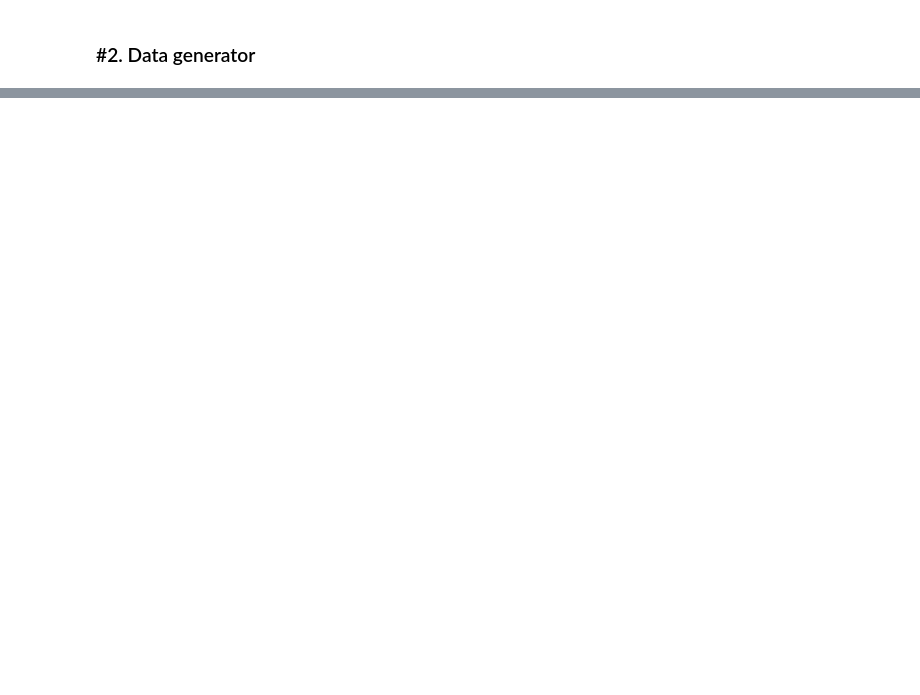
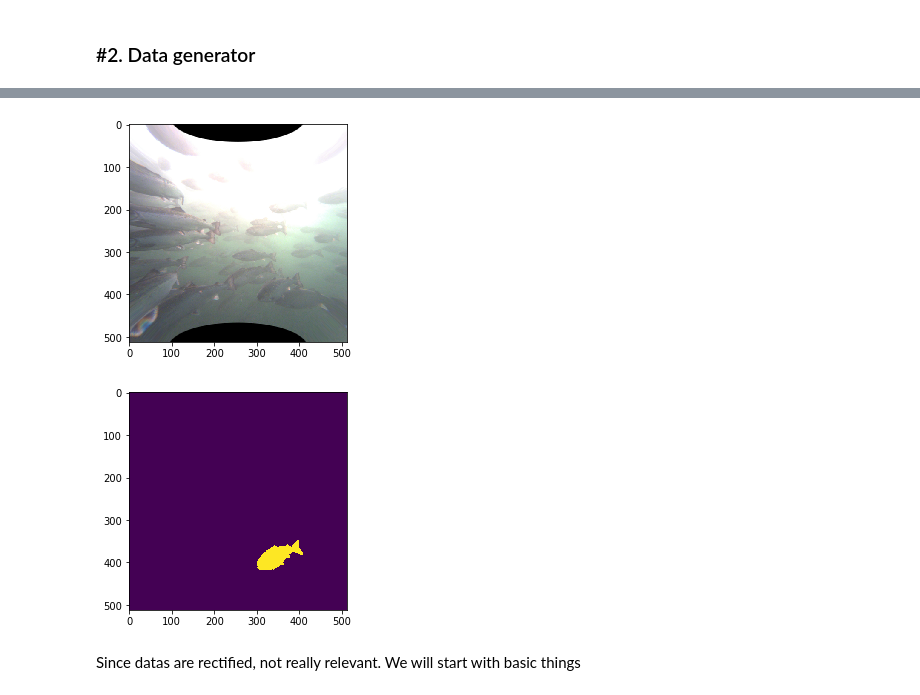
Before and after one commit to isabellafaccone/aquabytePersonal, a Jupyter notebook: lib/maskrcnn/augmentation_viz.ipynb, the cells around one changed output, grey strips where cells are left out. Cells and saved outputs as stored; diff of their text form; code cells hidden in the pictures; blank space fills up the shorter version.

```diff
--- a/lib/maskrcnn/augmentation_viz.ipynb
+++ b/lib/maskrcnn/augmentation_viz.ipynb
@@ -163,0 +222,12 @@ plt.show()
+# %%
+image, image_meta, gt_class_ids, gt_boxes, gt_masks = modellib.load_image_gt(dataset_train, config, 1, \
+                  augmentation=augmentation, use_mini_mask=config.USE_MINI_MASK)
+plt.imshow(image)
+plt.show()
+plt.imshow(gt_masks[..., 0])
+plt.show()
+# %% [output]
+[figure, added]
+[figure, added]
+# %% [markdown]
+Since datas are rectified, not really relevant. We will start with basic things
```
Also changed, not shown: parts of 21 cells of this notebook, 7 other files.
